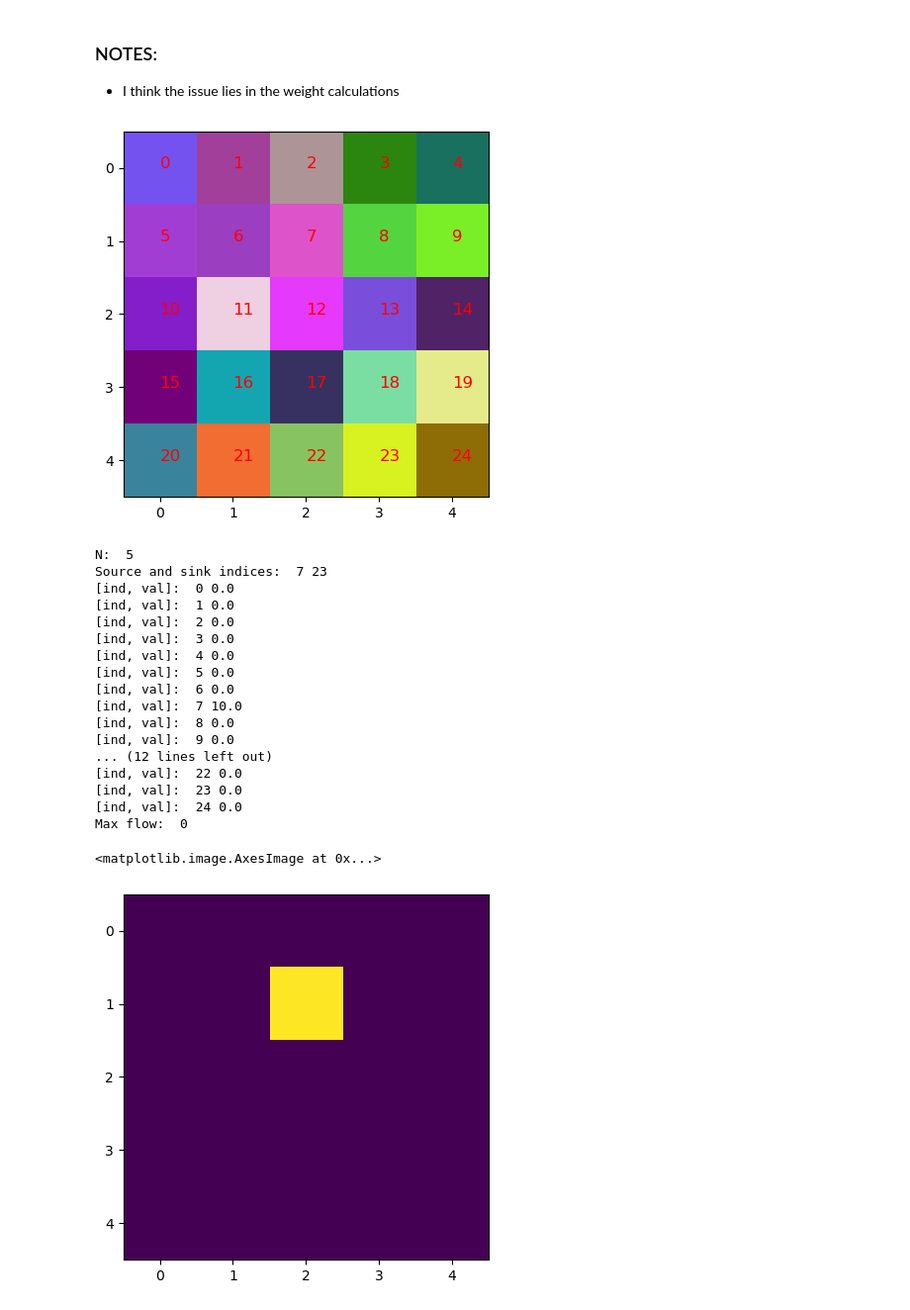
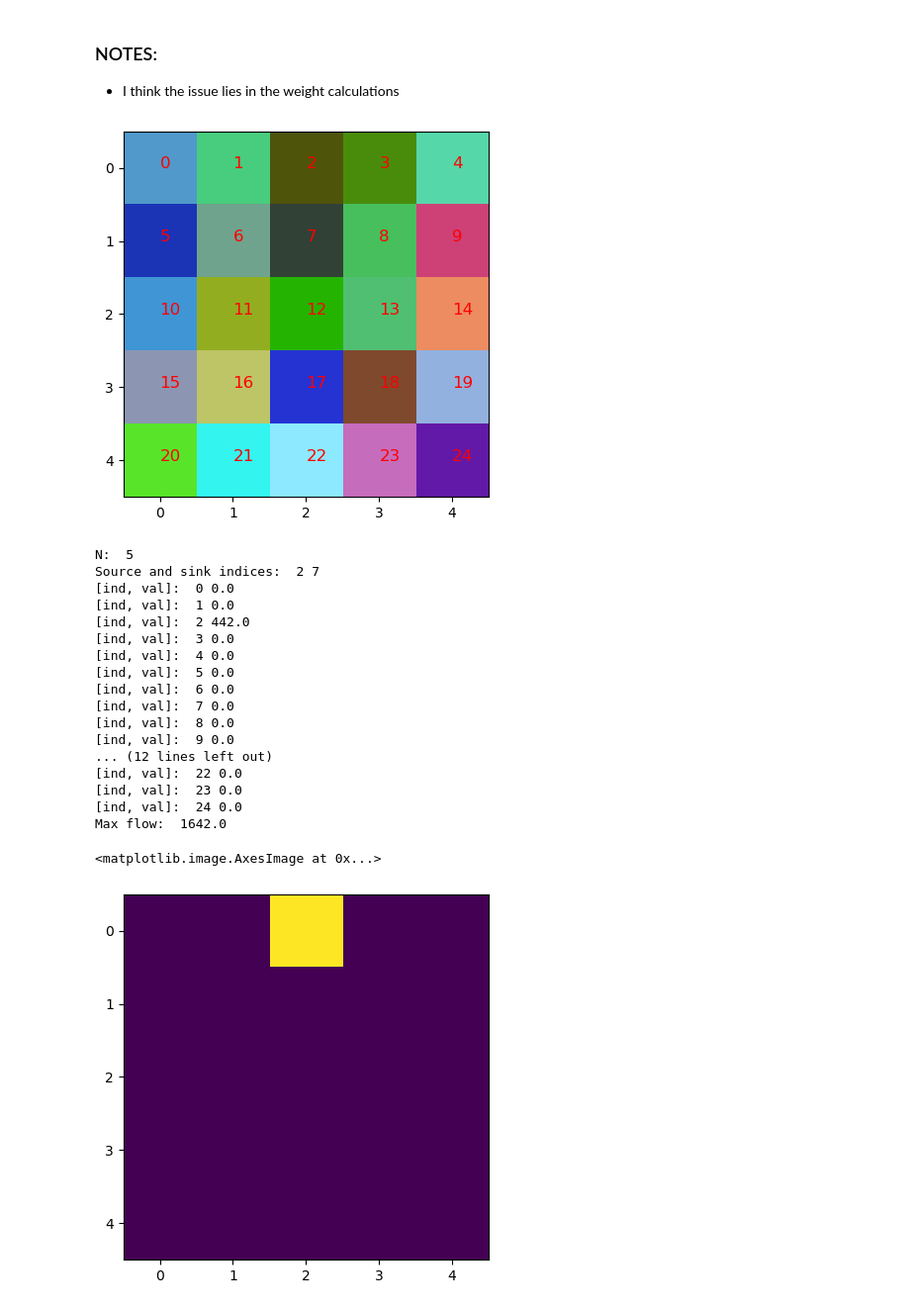
Before and after one commit to cake-dev/algo_stuff, a Jupyter notebook: Assignments/A2_FordFulkerson.ipynb, the cells around one changed output. Shown at 99% size. Cells and saved outputs as stored; diff of their text form; code cells hidden in the pictures.

```diff
--- a/Assignments/A2_FordFulkerson.ipynb
+++ b/Assignments/A2_FordFulkerson.ipynb
@@ -273,8 +273,8 @@ class SegmentationClass:
                         if 0 <= ni < N and 0 <= nj < N: # Check if (ni, nj) is a valid pixel
                             neighbor_idx = self.idx((ni, nj), N)
                             neighbor_distance = round(self.euclidean_distance(I[i, j], I[ni, nj]))
-                            neighbor_weight = self.p0 if neighbor_distance < 2 else 0
-                            # neighbor_weight = 442 - neighbor_distance
+                            # neighbor_weight = self.p0 if neighbor_distance < 2 else 0
+                            neighbor_weight = 442 - neighbor_distance
                             A[current_idx][neighbor_idx] = neighbor_weight
 
         # Add source and sink to the graph with appropriate capacities
@@ -290,54 +290,54 @@ class SegmentationClass:
         # Run Ford-Fulkerson algorithm to find the minimum cut
         max_flow, reachable, segmenting_path = self.ford_fulkerson(A, self.x_a, self.x_b)
         print('Max flow: ', max_flow)
         # print(pd.DataFrame(segmenting_path))
 
         # Segment the image based on reachability from the source
         segmented_image = np.zeros((N, N))
         for i in range(N):
             for j in range(N):
                 if reachable[self.idx((i, j), N)]:
                     segmented_image[i, j] = 1  # Part of the source segment
 
         return segmented_image
 
 
 # Example usage
 obj = SegmentationClass()
-obj.set_hyperparameters(p0=10, x_a=[1, 2], x_b=[4, 3])
+obj.set_hyperparameters(p0=10, x_a=[0, 2], x_b=[1, 2])
 I = np.random.randint(0, 256, (5, 5, 3))  # Example image
 A = obj.construct_adjacency_matrix(I)
 
 # show the image, with labels in each pixel (ordered 0 to N^2)
 plt.imshow(I)
 for i in range(I.shape[0]):
     for j in range(I.shape[1]):
         plt.text(j, i, str(i * I.shape[0] + j), color='r', fontsize=12)
 plt.show()
 
 segmented_image = obj.segment_image(I)
 plt.imshow(segmented_image)
 # %% [output]
-[figure, old version]
+[figure, new version]
 N:  5
-Source and sink indices:  7 23
+Source and sink indices:  2 7
 [ind, val]:  0 0.0
 [ind, val]:  1 0.0
-[ind, val]:  2 0.0
+[ind, val]:  2 442.0
 [ind, val]:  3 0.0
 [ind, val]:  4 0.0
 [ind, val]:  5 0.0
 [ind, val]:  6 0.0
-[ind, val]:  7 10.0
+[ind, val]:  7 0.0
 [ind, val]:  8 0.0
 [ind, val]:  9 0.0
 ... (12 lines left out)
 [ind, val]:  22 0.0
 [ind, val]:  23 0.0
 [ind, val]:  24 0.0
-Max flow:  0
+Max flow:  1642.0
 <matplotlib.image.AxesImage at 0x...>
-[figure, old version]
+[figure, new version]
 # %%
 pd.DataFrame(obj.resid_graph)
 # %% [output]
```
Also changed, not shown: parts of 7 cells of this notebook.
